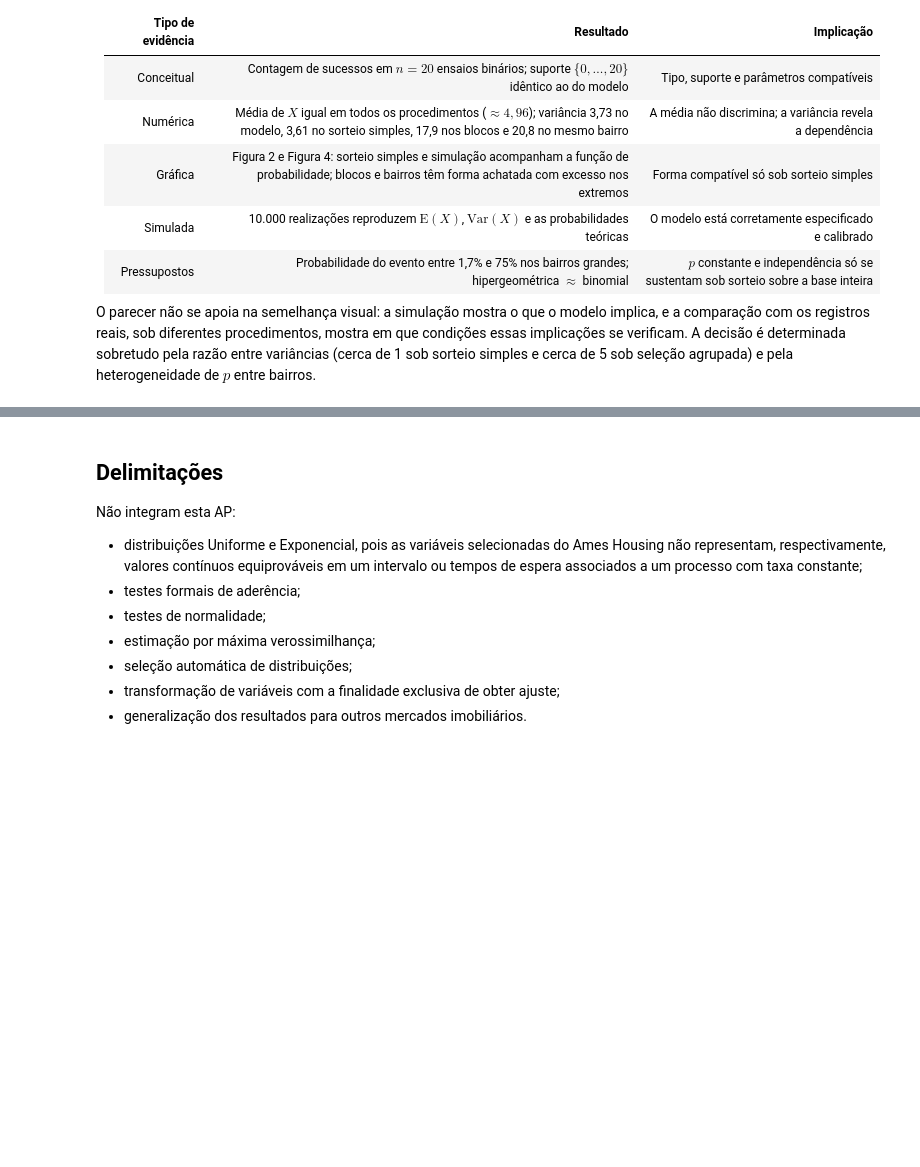
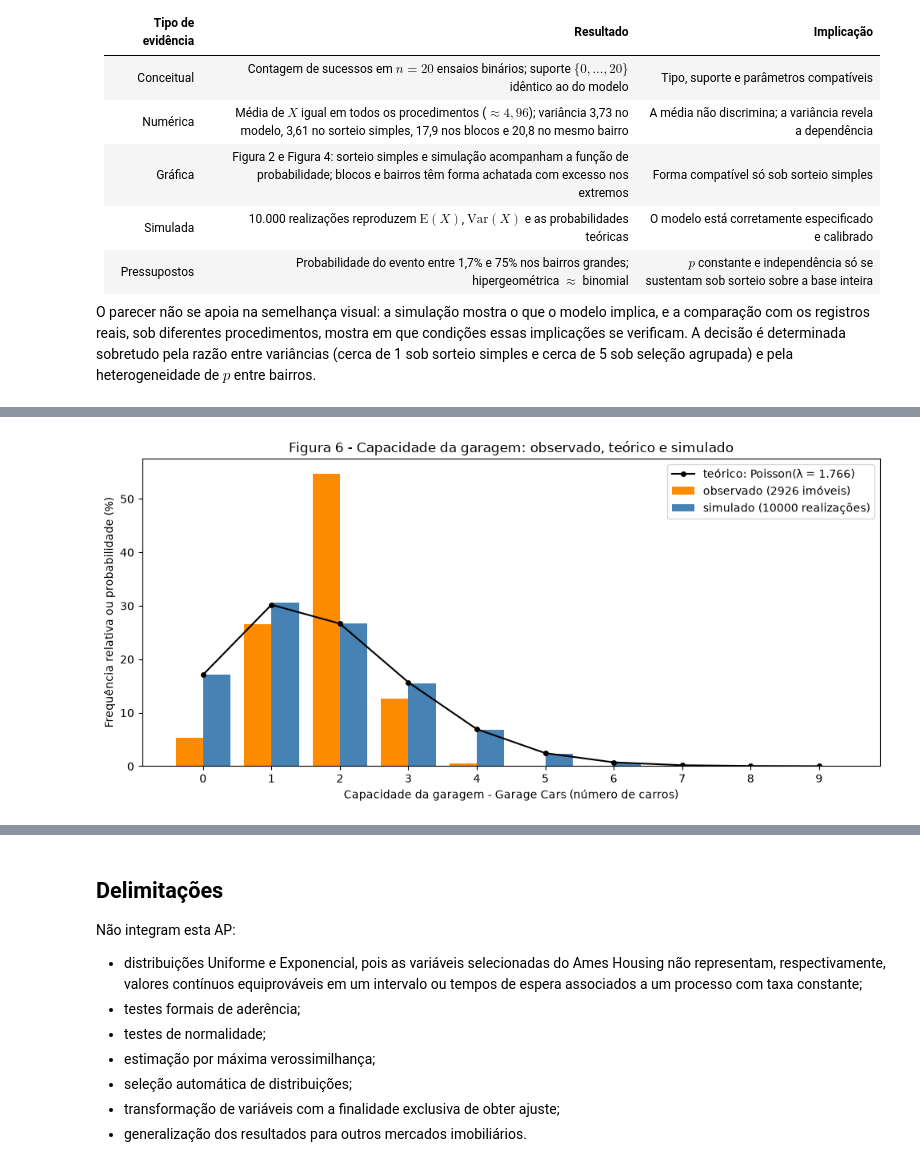
Before and after one commit to henriquelca/TrabalhoMQ, a Jupyter notebook: notebooks/ap2.ipynb, the cells around one changed output, grey strips where cells are left out. Saved outputs shown, nothing was run; the diff lists cells and outputs as text; code cells hidden in the pictures; blank space fills up the shorter version.

```diff
--- a/notebooks/ap2.ipynb
+++ b/notebooks/ap2.ipynb
@@ -1025,0 +1242,12 @@ O parecer não se apoia na semelhança visual: a simulação mostra o que o mode
+# %%
+modelo_pois = stats.poisson(lam)
+pd.Series(
+    {
+        "λ = média observada (carros)": lam,
+        "E(X) = λ (carros)": modelo_pois.mean(),
+        "Var(X) = λ (carros²)": modelo_pois.var(),
+        "DP(X) (carros)": modelo_pois.std(),
+        "P(X ≥ 6) (%) - capacidades nunca observadas": modelo_pois.sf(5) * 100,
+    },
+    name="Poisson(λ)",
+).to_frame().round(4)
@@ -1025,0 +1294,4 @@ O parecer não se apoia na semelhança visual: a simulação mostra o que o mode
+# %%
+rng_pois = np.random.default_rng(SEMENTE)
+x_sim_pois = rng_pois.poisson(lam, size=N_SIMULACOES)
+print(f"semente = {SEMENTE}; realizações = {x_sim_pois.size}; primeiras 10 = {x_sim_pois[:10]}")
@@ -1025,0 +1330,18 @@ O parecer não se apoia na semelhança visual: a simulação mostra o que o mode
+# %%
+k_graf = np.arange(max(x_sim_pois.max(), x_pois.max()) + 1)
+freq_obs_pois = x_pois.value_counts(normalize=True).reindex(k_graf, fill_value=0)
+freq_sim_pois = pd.Series(x_sim_pois).value_counts(normalize=True).reindex(k_graf, fill_value=0)
+
+fig, ax = plt.subplots(figsize=(10, 4.8))
+ax.bar(k_graf - 0.2, freq_obs_pois * 100, width=0.4, color="darkorange", label=f"observado ({n_pois} imóveis)")
+ax.bar(k_graf + 0.2, freq_sim_pois * 100, width=0.4, color="steelblue", label=f"simulado ({N_SIMULACOES} realizações)")
+ax.plot(k_graf, modelo_pois.pmf(k_graf) * 100, "o-", color="black", markersize=4, label=f"teórico: Poisson(λ = {lam:.3f})")
+ax.set_xticks(k_graf)
+ax.set_xlabel("Capacidade da garagem - Garage Cars (número de carros)")
+ax.set_ylabel("Frequência relativa ou probabilidade (%)")
+ax.set_title("Figura 6 - Capacidade da garagem: observado, teórico e simulado")
+ax.legend()
+fig.tight_layout()
+plt.show()
+# %% [output]
+[figure, added]
```
Also changed, not shown: parts of 65 cells of this notebook.
